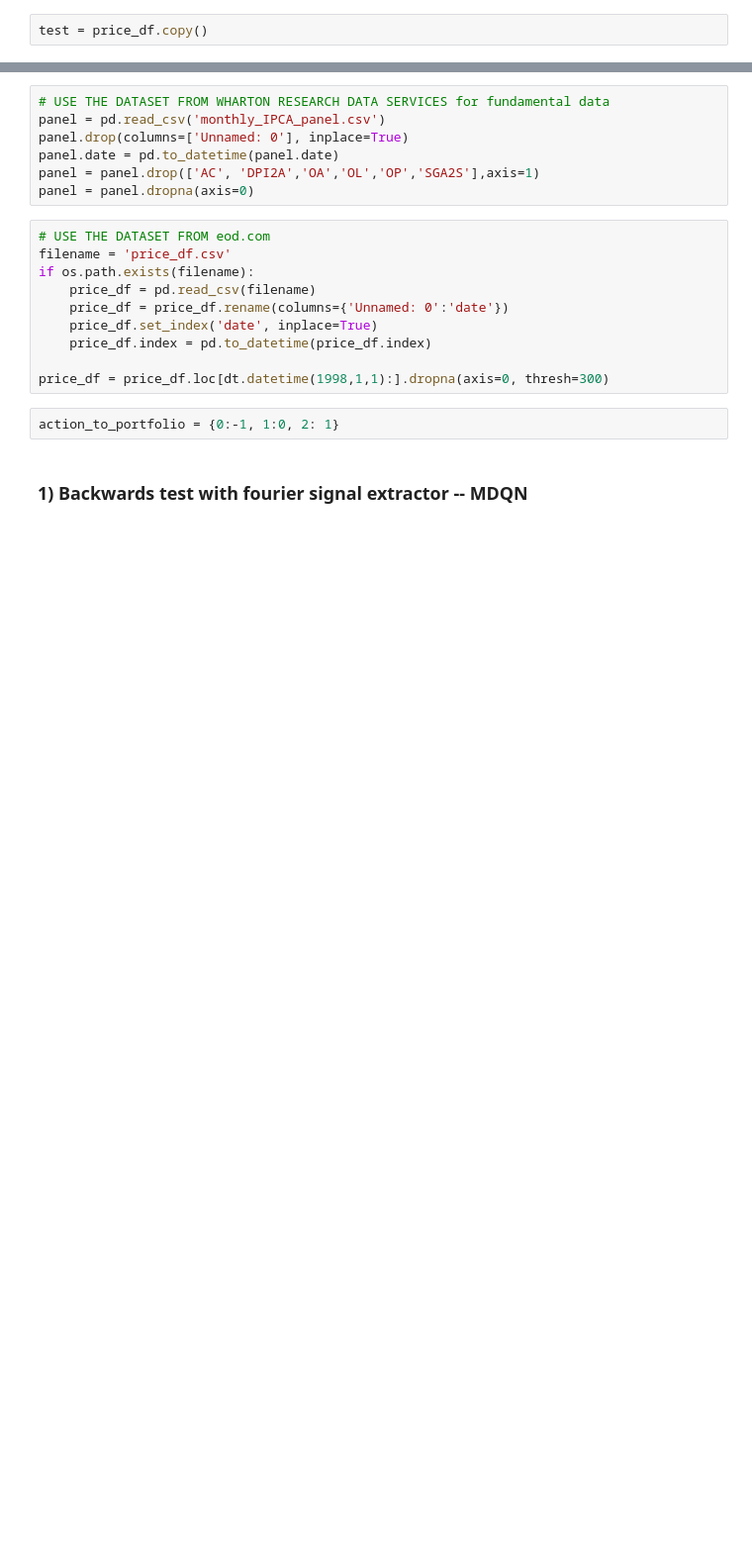
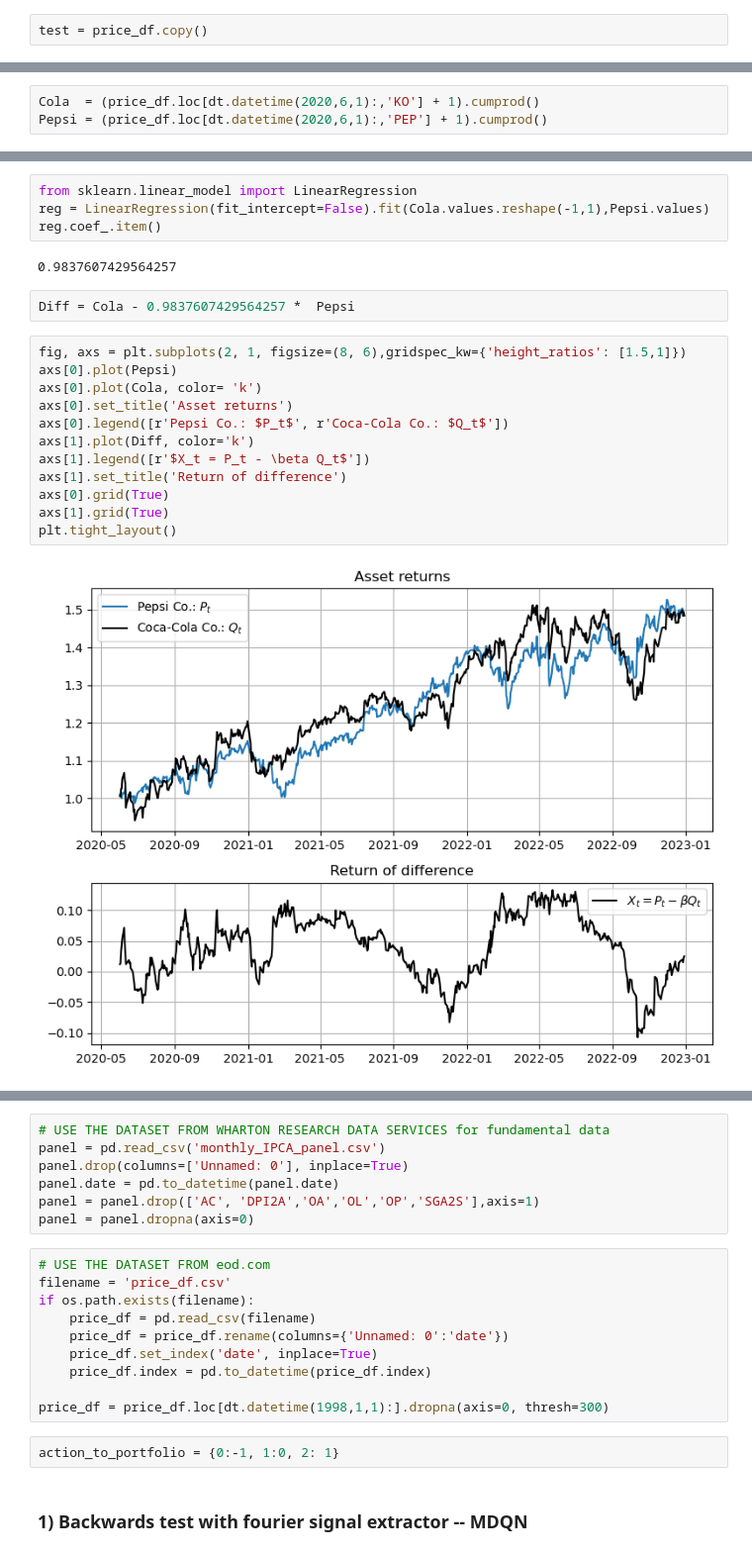
Before and after one commit to quintengeerts2000/MasterThesis-DRL_applications_to_stat_arb, a Jupyter notebook: empirical_analysis/RL_trading_tests.ipynb, the cells around one changed output, grey strips where cells are left out. Shown at 99% size. Cells and saved outputs as stored; diff of their text form; blank space fills up the shorter version.

```diff
--- a/empirical_analysis/RL_trading_tests.ipynb
+++ b/empirical_analysis/RL_trading_tests.ipynb
@@ -65 +65,4 @@ price_df = price_df.loc[:dt.datetime(2021,12,31)]
 price_df = price_df.replace(['C','B'],np.nan).astype(float)
+# %%
+Cola  = (price_df.loc[dt.datetime(2020,6,1):,'KO'] + 1).cumprod()
+Pepsi = (price_df.loc[dt.datetime(2020,6,1):,'PEP'] + 1).cumprod()
@@ -65,0 +85,22 @@ price_df = price_df.replace(['C','B'],np.nan).astype(float)
+# %%
+from sklearn.linear_model import LinearRegression
+reg = LinearRegression(fit_intercept=False).fit(Cola.values.reshape(-1,1),Pepsi.values)
+reg.coef_.item()
+# %% [output]
+0.9837607429564257
+# %%
+Diff = Cola - 0.9837607429564257 *  Pepsi
+# %%
+fig, axs = plt.subplots(2, 1, figsize=(8, 6),gridspec_kw={'height_ratios': [1.5,1]})
+axs[0].plot(Pepsi)
+axs[0].plot(Cola, color= 'k')
+axs[0].set_title('Asset returns')
+axs[0].legend([r'Pepsi Co.: $P_t$', r'Coca-Cola Co.: $Q_t$'])
+axs[1].plot(Diff, color='k')
+axs[1].legend([r'$X_t = P_t - \beta Q_t$'])
+axs[1].set_title('Return of difference')
+axs[0].grid(True)
+axs[1].grid(True)
+plt.tight_layout()
+# %% [output]
+[figure, added]
```
Also changed, not shown: parts of 14 cells of this notebook, 5 other files.
